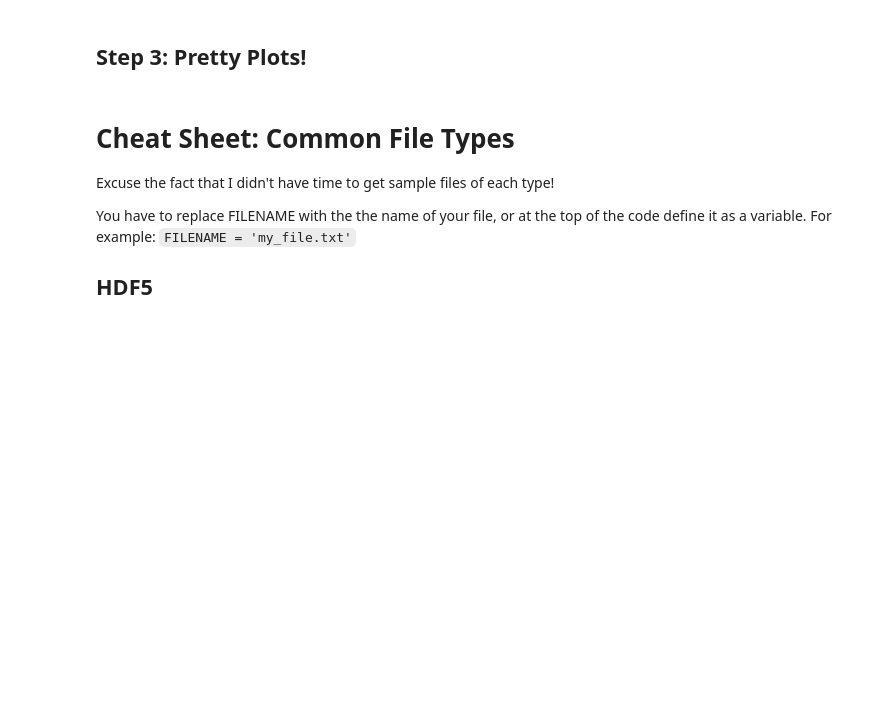
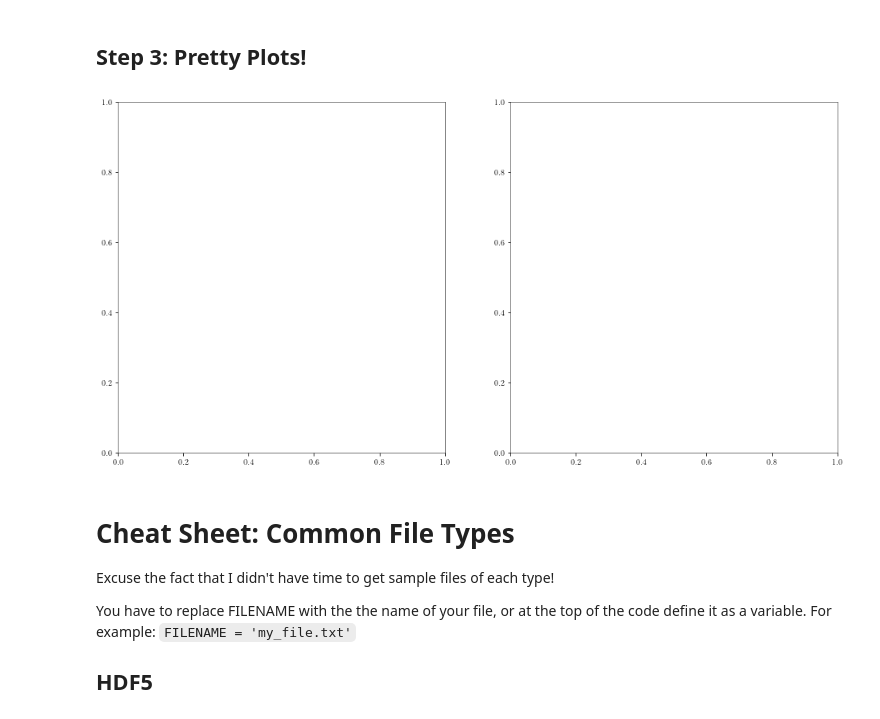
Before and after one commit to yasmeenasali/BlueShift_Hackathon_2019, a Jupyter notebook: BlueShift_Hackathon_2019.ipynb, the cells around one changed output. Drawn from its saved outputs; the diff is of its cells as text; code cells hidden in the pictures; blank space fills up the shorter version.

Commit message:
started adding pretty plots

```diff
--- a/BlueShift_Hackathon_2019.ipynb
+++ b/BlueShift_Hackathon_2019.ipynb
@@ -247,6 +247,13 @@ Great! It looks like we've downselected with minimal contamination! Now its time
 # %%
 #Didn't have time to finish this part!
 #Let's do it together :-)
+# %%
+#we are going to first try plotting with subplots
+#the command plt.subplots takes the arguements (number of rows, number of columns)
+#figsize defines the size of the entire plot, 16 wide, 8 long
+fig, axs = plt.subplots(1,2, figsize=(16,8))
+# %% [output]
+[figure, added]
 # %% [markdown]
 # Cheat Sheet: Common File Types
 
```
Also changed, not shown: parts of 5 cells of this notebook.
